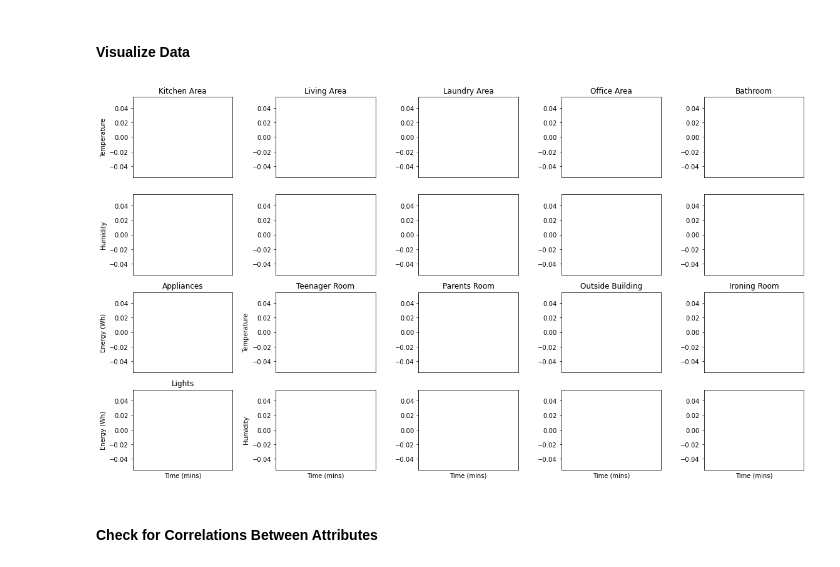
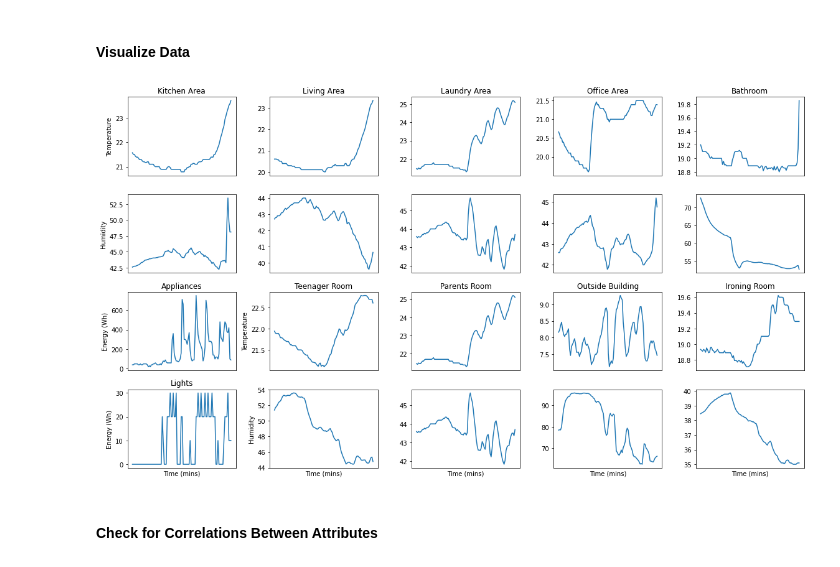
Before and after one commit to parksjr5/Energy_Forecasting, a Jupyter notebook: timeseries_new.ipynb, the cells around one changed output. Cells and saved outputs as stored; diff of their text form; code cells hidden in the pictures.

```diff
--- a/timeseries_new.ipynb
+++ b/timeseries_new.ipynb
@@ -126,82 +126,82 @@ dtype: object
 # %%
 fig, ax = plt.subplots(4,5, figsize=(16,9))
 
-ax[0,0].plot(exp_df['date'].loc[:100,], exp_df['T1'].loc[:100,])
+ax[0,0].plot(exp_df['date'].iloc[:100,], exp_df['T1'].iloc[:100,])
 ax[0,0].tick_params(labelbottom = False, bottom = False)
 ax[0,0].set_ylabel('Temperature')
-ax[1,0].plot(exp_df['date'].loc[:100,], exp_df['RH_1'].loc[:100,])
+ax[1,0].plot(exp_df['date'].iloc[:100,], exp_df['RH_1'].iloc[:100,])
 ax[1,0].tick_params(labelbottom = False, bottom = False)
 ax[1,0].set_ylabel('Humidity')
 ax[0,0].set_title('Kitchen Area')
 
-ax[0,1].plot(exp_df['date'].loc[:100,], exp_df['T2'].loc[:100,])
+ax[0,1].plot(exp_df['date'].iloc[:100,], exp_df['T2'].iloc[:100,])
 ax[0,1].tick_params(labelbottom = False, bottom = False)
-ax[1,1].plot(exp_df['date'].loc[:100,], exp_df['RH_2'].loc[:100,])
+ax[1,1].plot(exp_df['date'].iloc[:100,], exp_df['RH_2'].iloc[:100,])
 ax[1,1].tick_params(labelbottom = False, bottom = False)
 ax[0,1].set_title('Living Area')
 
-ax[0,2].plot(exp_df['date'].loc[:100,], exp_df['T3'].loc[:100,])
+ax[0,2].plot(exp_df['date'].iloc[:100,], exp_df['T3'].iloc[:100,])
 ax[0,2].tick_params(labelbottom = False, bottom = False)
-ax[1,2].plot(exp_df['date'].loc[:100,], exp_df['RH_3'].loc[:100,])
+ax[1,2].plot(exp_df['date'].iloc[:100,], exp_df['RH_3'].iloc[:100,])
 ax[1,2].tick_params(labelbottom = False, bottom = False)
 ax[0,2].set_title('Laundry Area')
 
-ax[0,3].plot(exp_df['date'].loc[:100,], exp_df['T4'].loc[:100,])
+ax[0,3].plot(exp_df['date'].iloc[:100,], exp_df['T4'].iloc[:100,])
 ax[0,3].tick_params(labelbottom = False, bottom = False)
-ax[1,3].plot(exp_df['date'].loc[:100,], exp_df['RH_4'].loc[:100,])
+ax[1,3].plot(exp_df['date'].iloc[:100,], exp_df['RH_4'].iloc[:100,])
 ax[1,3].tick_params(labelbottom = False, bottom = False)
 ax[0,3].set_title('Office Area')
 
-ax[0,4].plot(exp_df['date'].loc[:100,], exp_df['T5'].loc[:100,])
+ax[0,4].plot(exp_df['date'].iloc[:100,], exp_df['T5'].iloc[:100,])
 ax[0,4].tick_params(labelbottom = False, bottom = False)
-ax[1,4].plot(exp_df['date'].loc[:100,], exp_df['RH_5'].loc[:100,])
+ax[1,4].plot(exp_df['date'].iloc[:100,], exp_df['RH_5'].iloc[:100,])
 ax[1,4].tick_params(labelbottom = False, bottom = False)
 ax[0,4].set_title('Bathroom')
 
-ax[2,0].plot(exp_df['date'].loc[:100,], exp_df['Appliances'].loc[:100,])
+ax[2,0].plot(exp_df['date'].iloc[:100,], exp_df['Appliances'].iloc[:100,])
 ax[2,0].tick_params(labelbottom = False, bottom = False)
 ax[2,0].set_ylabel('Energy (Wh)')
 ax[2,0].set_title('Appliances')
-ax[3,0].plot(exp_df['date'].loc[:100,], exp_df['lights'].loc[:100,])
+ax[3,0].plot(exp_df['date'].iloc[:100,], exp_df['lights'].iloc[:100,])
 ax[3,0].tick_params(labelbottom = False, bottom = False)
 ax[3,0].set_ylabel('Energy (Wh)')
 ax[3,0].set_title('Lights')
 ax[3,0].set_xlabel('Time (mins)')
 
-ax[2,1].plot(exp_df['date'].loc[:100,], exp_df['T8'].loc[:100,])
+ax[2,1].plot(exp_df['date'].iloc[:100,], exp_df['T8'].iloc[:100,])
 ax[2,1].tick_params(labelbottom = False, bottom = False)
 ax[2,1].set_ylabel('Temperature')
-ax[3,1].plot(exp_df['date'].loc[:100,], exp_df['RH_8'].loc[:100,])
+ax[3,1].plot(exp_df['date'].iloc[:100,], exp_df['RH_8'].iloc[:100,])
 ax[3,1].set_xlabel('Time (mins)')
 ax[3,1].set_ylabel('Humidity')
 ax[3,1].tick_params(labelbottom = False, bottom = False)
 ax[2,1].set_title('Teenager Room')
 
-ax[2,2].plot(exp_df['date'].loc[:100,], exp_df['T3'].loc[:100,])
+ax[2,2].plot(exp_df['date'].iloc[:100,], exp_df['T3'].iloc[:100,])
 ax[2,2].tick_params(labelbottom = False, bottom = False)
-ax[3,2].plot(exp_df['date'].loc[:100,], exp_df['RH_3'].loc[:100,])
+ax[3,2].plot(exp_df['date'].iloc[:100,], exp_df['RH_3'].iloc[:100,])
 ax[3,2].tick_params(labelbottom = False, bottom = False)
 ax[3,2].set_xlabel('Time (mins)')
 ax[2,2].set_title('Parents Room')
 
-ax[2,3].plot(exp_df['date'].loc[:100,], exp_df['T6'].loc[:100,])
+ax[2,3].plot(exp_df['date'].iloc[:100,], exp_df['T6'].iloc[:100,])
 ax[2,3].tick_params(labelbottom = False, bottom = False)
-ax[3,3].plot(exp_df['date'].loc[:100,], exp_df['RH_6'].loc[:100,])
+ax[3,3].plot(exp_df['date'].iloc[:100,], exp_df['RH_6'].iloc[:100,])
 ax[3,3].tick_params(labelbottom = False, bottom = False)
 ax[3,3].set_xlabel('Time (mins)')
 ax[2,3].set_title('Outside Building')
 
-ax[2,4].plot(exp_df['date'].loc[:100,], exp_df['T7'].loc[:100,])
+ax[2,4].plot(exp_df['date'].iloc[:100,], exp_df['T7'].iloc[:100,])
 ax[2,4].tick_params(labelbottom = False, bottom = False)
-ax[3,4].plot(exp_df['date'].loc[:100,], exp_df['RH_7'].loc[:100,])
+ax[3,4].plot(exp_df['date'].iloc[:100,], exp_df['RH_7'].iloc[:100,])
 ax[3,4].tick_params(labelbottom = False, bottom = False)
 ax[3,4].set_xlabel('Time (mins)')
 ax[2,4].set_title('Ironing Room')
 
 
 plt.tight_layout()
 # %% [output]
-[figure, old version]
+[figure, new version]
 # %% [markdown]
 #### Check for Correlations Between Attributes
 # %%
```
Also changed, not shown: parts of 14 cells of this notebook.
